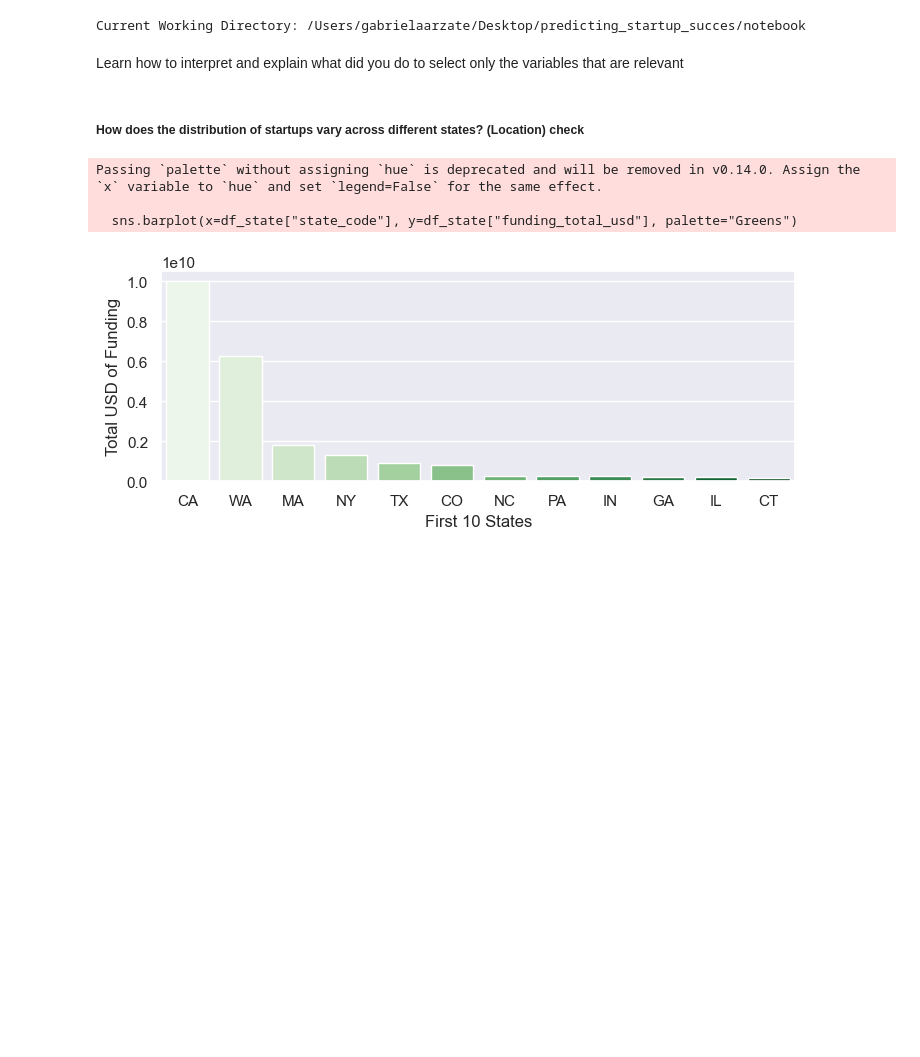
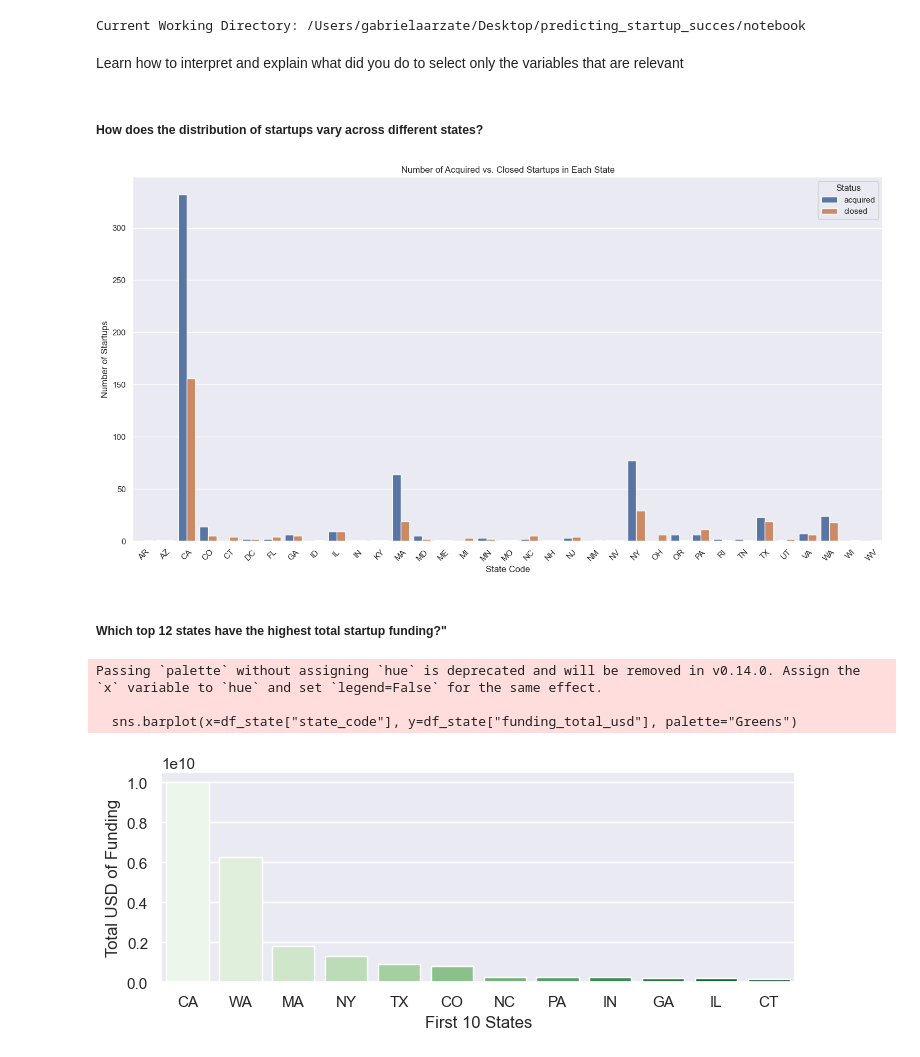
Before and after one commit to GabrielaArzateR/Predicting_startup_succes-, a Jupyter notebook: notebook/data_exploratio.ipynb, the cells around one changed output. Cells and saved outputs as stored; diff of their text form; code cells hidden in the pictures; blank space fills up the shorter version.

```diff
--- a/notebook/data_exploratio.ipynb
+++ b/notebook/data_exploratio.ipynb
@@ -32,7 +32,32 @@ data_df = pd.read_csv(file_path, encoding="ISO-8859-1")
 # %% [markdown]
 Learn how to interpret and explain what did you do to select only the variables that are relevant
 # %% [markdown]
- ##### How does the distribution of startups vary across different states? (Location) check
+ ##### How does the distribution of startups vary across different states?
+# %%
+# Assuming 'data_df' is your DataFrame and it contains 'state_code' and 'status' columns
+grouped_data = data_df.groupby(['state_code', 'status']).size().unstack().fillna(0)
+
+import seaborn as sns
+import matplotlib.pyplot as plt
+
+# Reset the index to make 'state_code' a column again, which is needed for Seaborn plotting
+grouped_data.reset_index(inplace=True)
+
+# Create the grouped bar chart
+plt.figure(figsize=(15, 8)) # You can adjust the size as needed
+sns.barplot(x='state_code', y='value', hue='status', data=grouped_data.melt(id_vars='state_code'))
+
+plt.title('Number of Acquired vs. Closed Startups in Each State')
+plt.xlabel('State Code')
+plt.ylabel('Number of Startups')
+plt.xticks(rotation=45) # Rotates the state labels for better readability
+plt.legend(title='Status')
+plt.tight_layout()
+plt.show()
+# %% [output]
+[figure, added]
+# %% [markdown]
+ ##### Which top 12 states have the highest total startup funding?"
 # %%
 df_state = data_df.groupby(["state_code"])["funding_total_usd"].sum().sort_values(ascending=False).reset_index().head(12)
 
```
Also changed, not shown: parts of 1 cell of this notebook.
